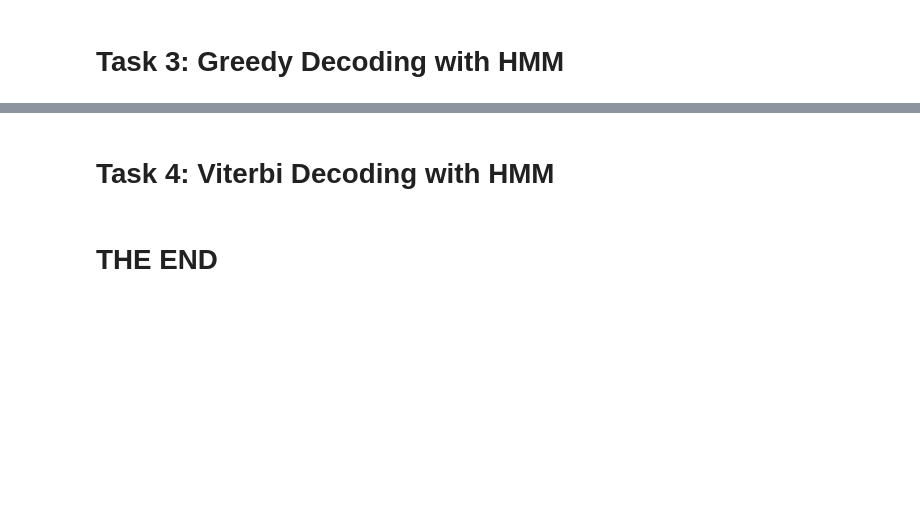
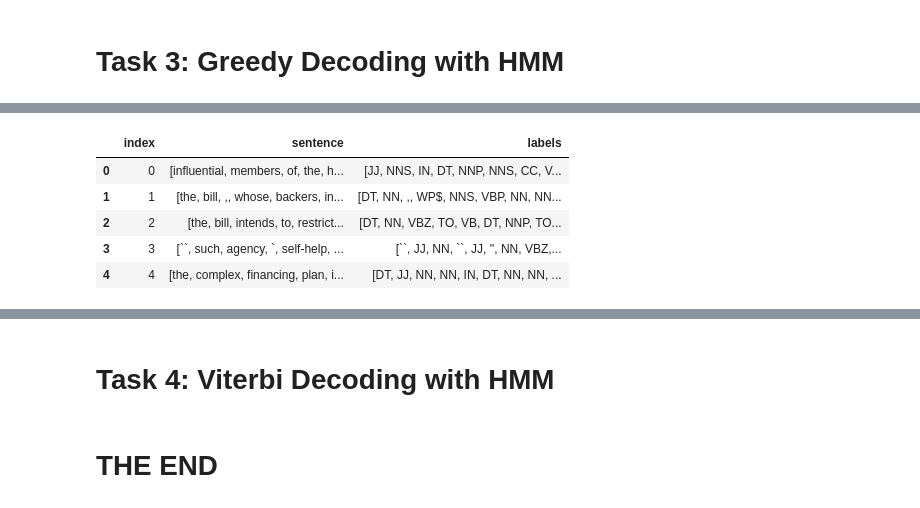
Before and after one commit to KayvanShah1/usc-csci544-applied-nlp-fall23, a Jupyter notebook: hw2/solution/CSCI544_HW2.ipynb, the cells around one changed output, grey strips where cells are left out. Saved outputs shown, nothing was run; the diff lists cells and outputs as text; code cells hidden in the pictures; blank space fills up the shorter version.

```diff
--- a/hw2/solution/CSCI544_HW2.ipynb
+++ b/hw2/solution/CSCI544_HW2.ipynb
@@ -457,37 +485,24 @@ class GreedyDecoding:
         self.word_to_index = dict(zip(self.vocab["word"], self.vocab["index"]))
 
         # Precompute scores for each word-tag pair
-        num_words = len(vocab)
-        num_tags = len(states)
-        self.scores = np.zeros((num_words, num_tags))
-
-        for i, word in enumerate(vocab["word"]):
-            for j, tag in enumerate(states):
-                self.scores[i, j] = prior_probs[j] * emission_probs[j, i]
+        self.priors_emissions = prior_probs[:, np.newaxis] * emission_probs
 
     def _decode_single_sentence(self, sentence):
         predicted_tags = []
 
-        # Process the first word
-        word_idx = (
-            self.word_to_index.get(sentence[0], self.word_to_index[VocabConfig.UNKNOWN_TOKEN]) - 1
-        )
-        predicted_tag_idx = np.argmax(self.scores[word_idx])
-        predicted_tags.append(self.states[predicted_tag_idx])
+        prev_tag_idx = None
 
-        # Process the rest of the sentence
-        for i in range(1, len(sentence)):
-            word = sentence[i]
-            word_idx = (
-                self.word_to_index.get(word, self.word_to_index[VocabConfig.UNKNOWN_TOKEN]) - 1
-            )
+        for word in sentence:
+            word_idx = self.word_to_index.get(word, self.word_to_index[VocabConfig.UNKNOWN_TOKEN])
 
-            # Calculate scores for all tags in one step
-            scores = self.transitions[:, predicted_tag_idx] * self.emissions[:, word_idx]
+            if prev_tag_idx is None:
+                # scores = self.priors * self.emissions[:, word_idx]
+                scores = self.priors_emissions[:, word_idx]
+            else:
+                scores = self.transitions[prev_tag_idx] * self.emissions[:, word_idx]
 
-            # Find the tag with the highest score
-            predicted_tag_idx = np.argmax(scores)
-            predicted_tags.append(self.states[predicted_tag_idx])
+            prev_tag_idx = np.argmax(scores)
+            predicted_tags.append(self.states[prev_tag_idx])
 
         return predicted_tags
 
@@ -538,0 +560,17 @@ time: 16 ms (started: 2023-09-26 05:55:18 -07:00)
+# %%
+# Apply Greedy Decoding on Test data
+predicted_test_tags = greedy_decoder.decode(test_sentences_with_pos_tags)
+
+df_greedy_preds = df_test.copy(deep=True)
+df_greedy_preds["labels"] = predicted_test_tags
+
+df_greedy_preds.to_json(PathConfig.GREEDY_ALGO_OUTPUT_PATH, orient="records", indent=4)
+
+df_greedy_preds.head()
+# %% [output]
+|  | index | sentence | labels |
+| 0 | 0 | [influential, members, of, the, h... | [JJ, NNS, IN, DT, NNP, NNS, CC, V... |
+| 1 | 1 | [the, bill, ,, whose, backers, in... | [DT, NN, ,, WP$, NNS, VBP, NN, NN... |
+| 2 | 2 | [the, bill, intends, to, restrict... | [DT, NN, VBZ, TO, VB, DT, NNP, TO... |
+| 3 | 3 | [``, such, agency, `, self-help, ... | [``, JJ, NN, ``, JJ, '', NN, VBZ,... |
+| 4 | 4 | [the, complex, financing, plan, i... | [DT, JJ, NN, NN, IN, DT, NN, NN, ... |
```
Also changed, not shown: parts of 22 cells of this notebook, 3 other files.
